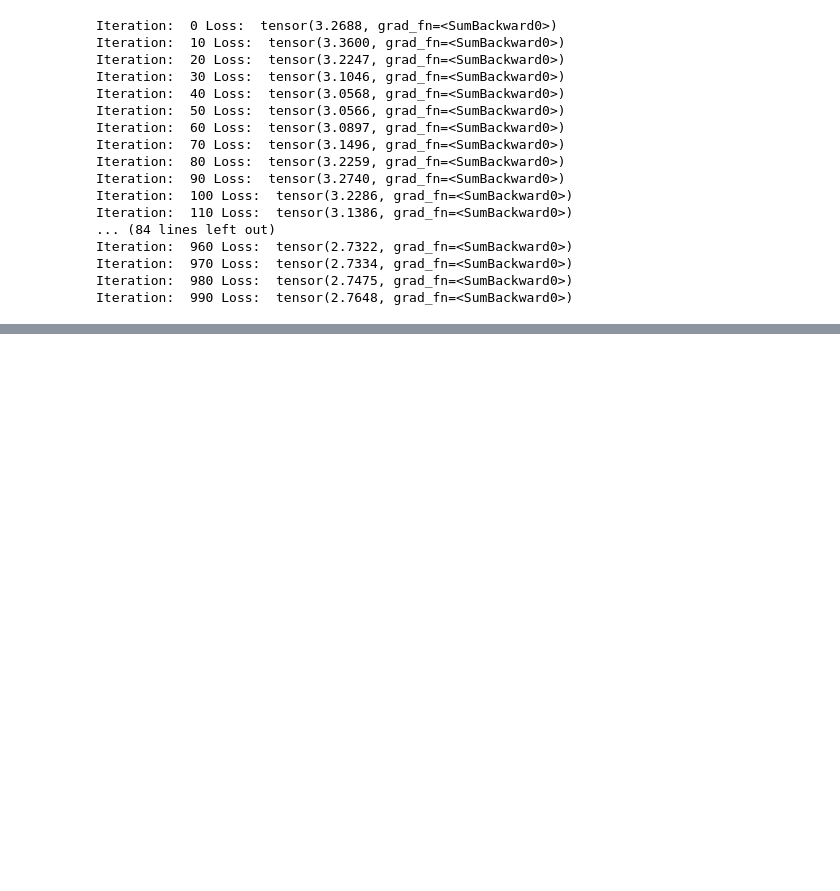
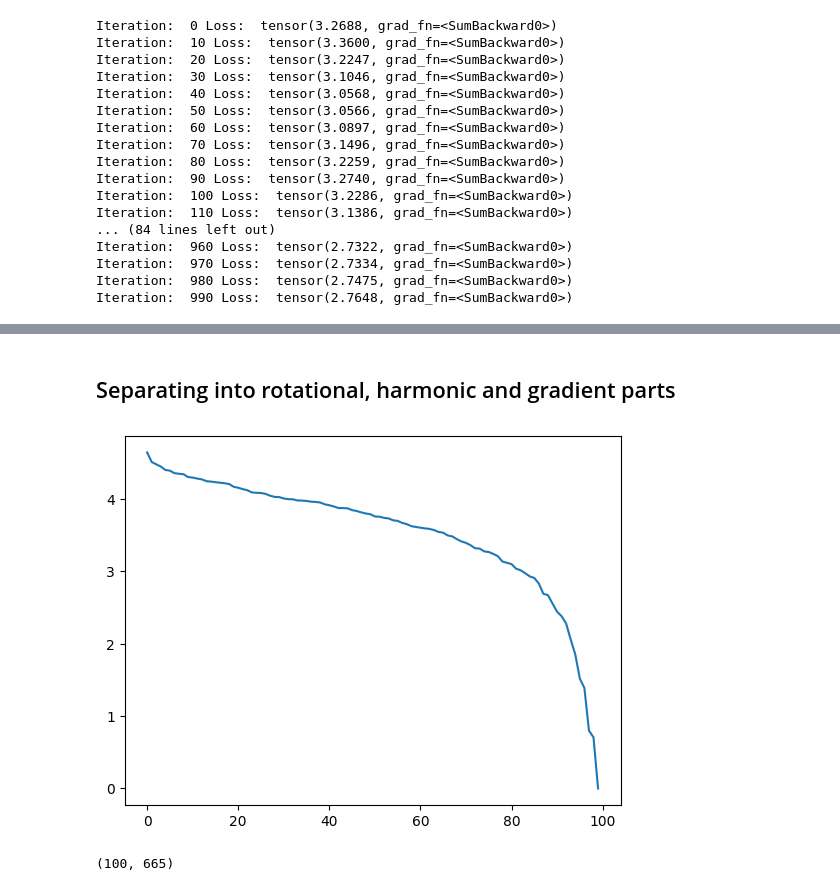
Before and after one commit to aidos-lab/neural-k-forms, a Jupyter notebook: visualising-eigenvectors.ipynb, the cells around one changed output, grey strips where cells are left out. Saved outputs shown, nothing was run; the diff lists cells and outputs as text; code cells hidden in the pictures; blank space fills up the shorter version.

```diff
--- a/visualising-eigenvectors.ipynb
+++ b/visualising-eigenvectors.ipynb
@@ -1106,0 +288,14 @@ plt.show()
+# %% [markdown]
+## Separating into rotational, harmonic and gradient parts
+# %%
+# do an SVD on the boundary matrix
+U1, S1, V1 = np.linalg.svd(boundaries[0].todense())
+
+plt.plot(S1)
+plt.show()
+# %% [output]
+[figure, added]
+# %%
+boundaries[0].todense() @
+# %% [output]
+(100, 665)
```
Also changed, not shown: parts of 63 cells of this notebook, 23 other files.
